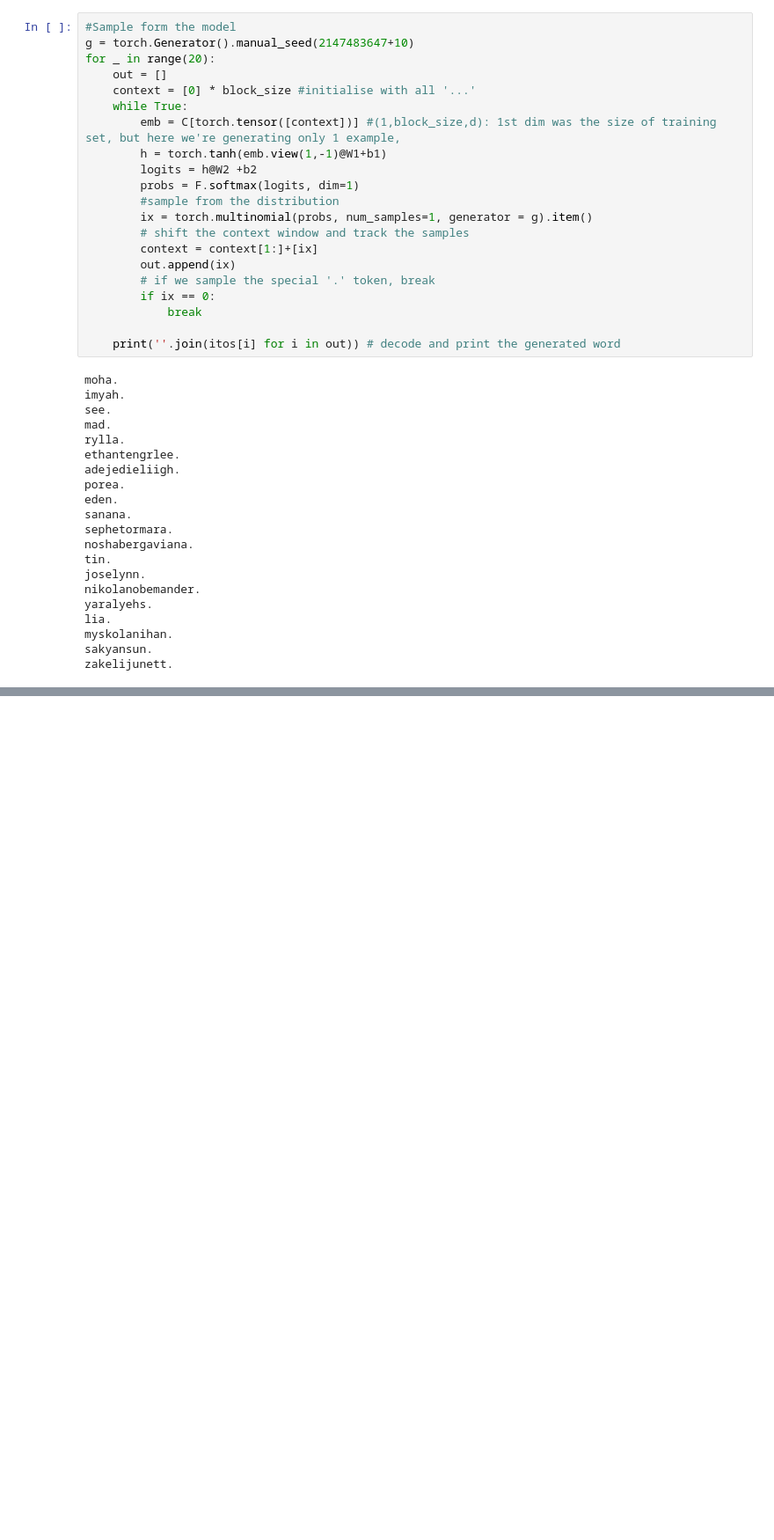
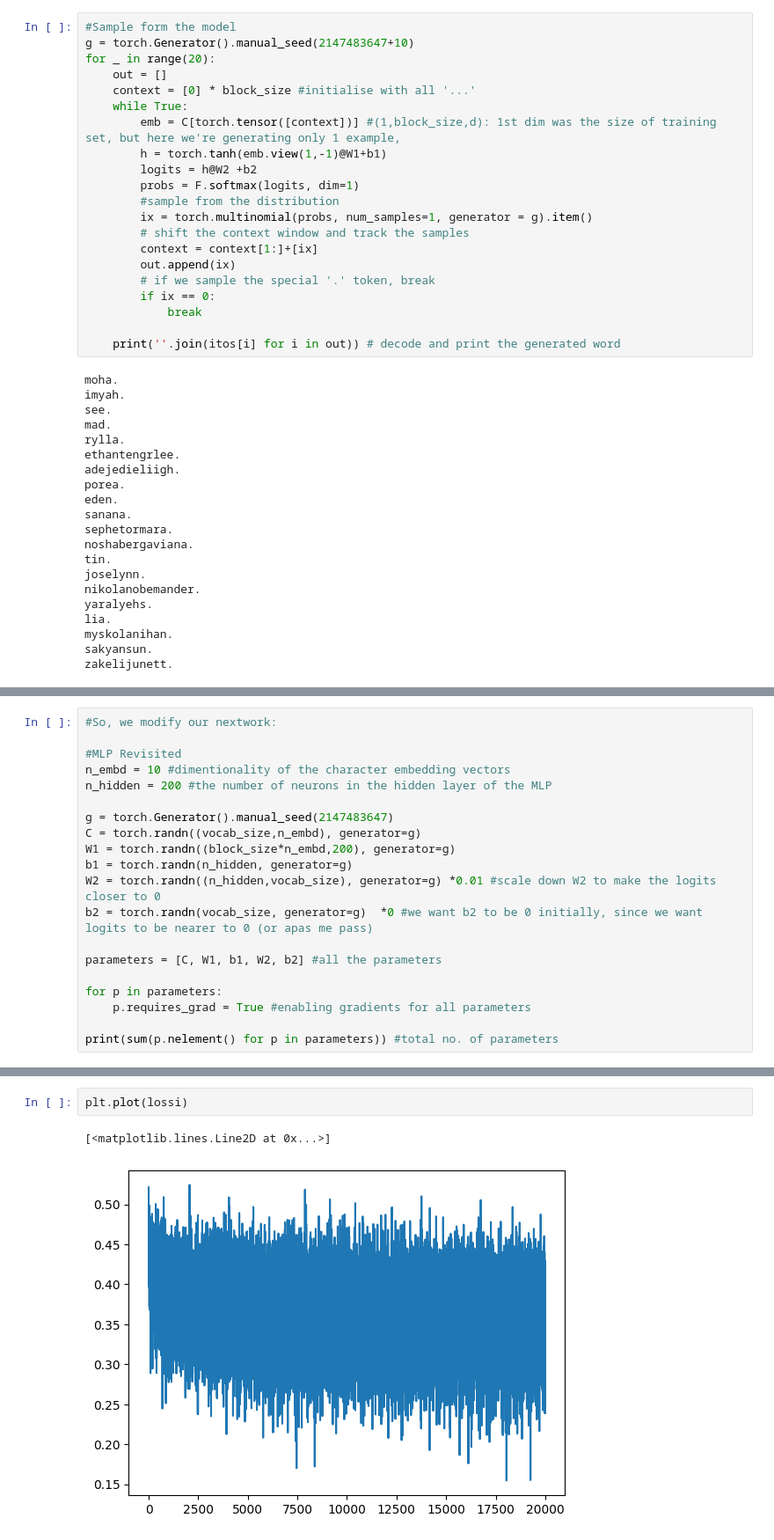
Before and after one commit to HimanshuSharmaKUL/Makemore, a Jupyter notebook: makemore part 3.ipynb, the cells around one changed output, grey strips where cells are left out. Shown at 88% size. Drawn from its saved outputs; the diff is of its cells as text; blank space fills up the shorter version.

```diff
--- a/makemore part 3.ipynb
+++ b/makemore part 3.ipynb
@@ -206,0 +308,20 @@ zakelijunett.
+# %%
+#So, we modify our nextwork:
+
+#MLP Revisited
+n_embd = 10 #dimentionality of the character embedding vectors
+n_hidden = 200 #the number of neurons in the hidden layer of the MLP
+
+g = torch.Generator().manual_seed(2147483647)
+C = torch.randn((vocab_size,n_embd), generator=g)
+W1 = torch.randn((block_size*n_embd,200), generator=g)
+b1 = torch.randn(n_hidden, generator=g)
+W2 = torch.randn((n_hidden,vocab_size), generator=g) *0.01 #scale down W2 to make the logits closer to 0
+b2 = torch.randn(vocab_size, generator=g)  *0 #we want b2 to be 0 initially, since we want logits to be nearer to 0 (or apas me pass)
+
+parameters = [C, W1, b1, W2, b2] #all the parameters
+
+for p in parameters:
+    p.requires_grad = True #enabling gradients for all parameters
+
+print(sum(p.nelement() for p in parameters)) #total no. of parameters
@@ -206,0 +393,5 @@ zakelijunett.
+# %%
+plt.plot(lossi)
+# %% [output]
+[<matplotlib.lines.Line2D at 0x...>]
+[figure, added]
```
Also changed, not shown: parts of 14 cells of this notebook.
